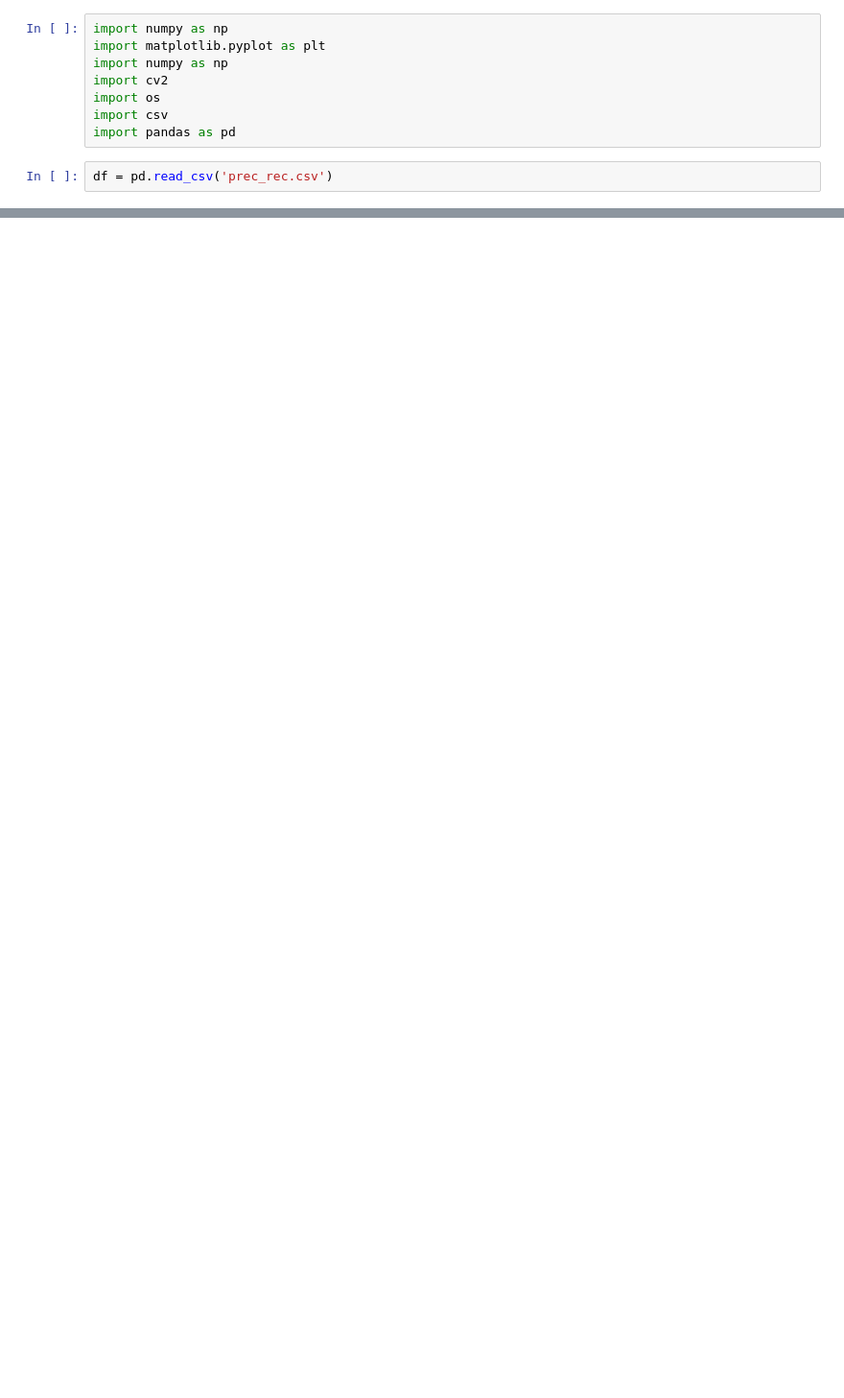
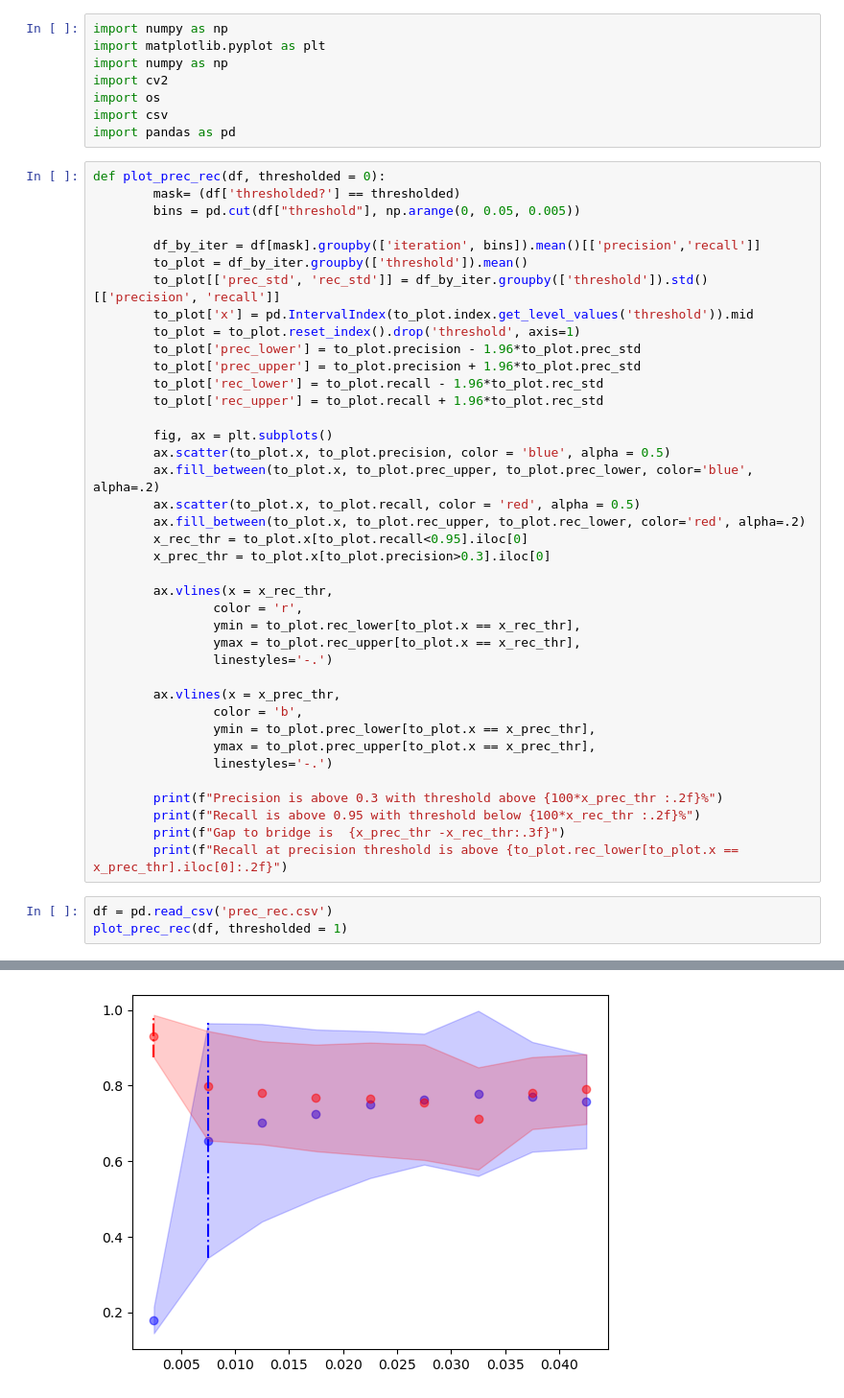
Before and after one commit to ArtemChemist/CFU_counter, a Jupyter notebook: Baseline CNN/prec_rec analysis.ipynb, the cells around one changed output, grey strips where cells are left out. Shown: that part at 96% size. Cells and saved outputs as stored; diff of their text form; blank space fills up the shorter version.

```diff
--- a/Baseline CNN/prec_rec analysis.ipynb
+++ b/Baseline CNN/prec_rec analysis.ipynb
@@ -6,6 +6,46 @@ import cv2
 import os
 import csv
 import pandas as pd
+# %%
+def plot_prec_rec(df, thresholded = 0):
+        mask= (df['thresholded?'] == thresholded)
+        bins = pd.cut(df["threshold"], np.arange(0, 0.05, 0.005))
+
+        df_by_iter = df[mask].groupby(['iteration', bins]).mean()[['precision','recall']]
+        to_plot = df_by_iter.groupby(['threshold']).mean()
+        to_plot[['prec_std', 'rec_std']] = df_by_iter.groupby(['threshold']).std()[['precision', 'recall']]
+        to_plot['x'] = pd.IntervalIndex(to_plot.index.get_level_values('threshold')).mid
+        to_plot = to_plot.reset_index().drop('threshold', axis=1)
+        to_plot['prec_lower'] = to_plot.precision - 1.96*to_plot.prec_std
+        to_plot['prec_upper'] = to_plot.precision + 1.96*to_plot.prec_std
+        to_plot['rec_lower'] = to_plot.recall - 1.96*to_plot.rec_std
+        to_plot['rec_upper'] = to_plot.recall + 1.96*to_plot.rec_std
+
+        fig, ax = plt.subplots()
+        ax.scatter(to_plot.x, to_plot.precision, color = 'blue', alpha = 0.5)
+        ax.fill_between(to_plot.x, to_plot.prec_upper, to_plot.prec_lower, color='blue', alpha=.2)
+        ax.scatter(to_plot.x, to_plot.recall, color = 'red', alpha = 0.5)
+        ax.fill_between(to_plot.x, to_plot.rec_upper, to_plot.rec_lower, color='red', alpha=.2)
+        x_rec_thr = to_plot.x[to_plot.recall<0.95].iloc[0]
+        x_prec_thr = to_plot.x[to_plot.precision>0.3].iloc[0]
+
+        ax.vlines(x = x_rec_thr,
+                color = 'r',
+                ymin = to_plot.rec_lower[to_plot.x == x_rec_thr],
+                ymax = to_plot.rec_upper[to_plot.x == x_rec_thr],
+                linestyles='-.')
+
+        ax.vlines(x = x_prec_thr,
+                color = 'b',
+                ymin = to_plot.prec_lower[to_plot.x == x_prec_thr],
+                ymax = to_plot.prec_upper[to_plot.x == x_prec_thr],
+                linestyles='-.')
+
+        print(f"Precision is above 0.3 with threshold above {100*x_prec_thr :.2f}%")
+        print(f"Recall is above 0.95 with threshold below {100*x_rec_thr :.2f}%")
+        print(f"Gap to bridge is  {x_prec_thr -x_rec_thr:.3f}")
+        print(f"Recall at precision threshold is above {to_plot.rec_lower[to_plot.x == x_prec_thr].iloc[0]:.2f}")
 # %%
 df = pd.read_csv('prec_rec.csv')
+plot_prec_rec(df, thresholded = 1)
 # %% [output]
@@ -24,0 +56 @@ df = pd.read_csv('prec_rec.csv')
+[figure, added]
```
Also changed, not shown: parts of 4 cells of this notebook, 25 other files.
